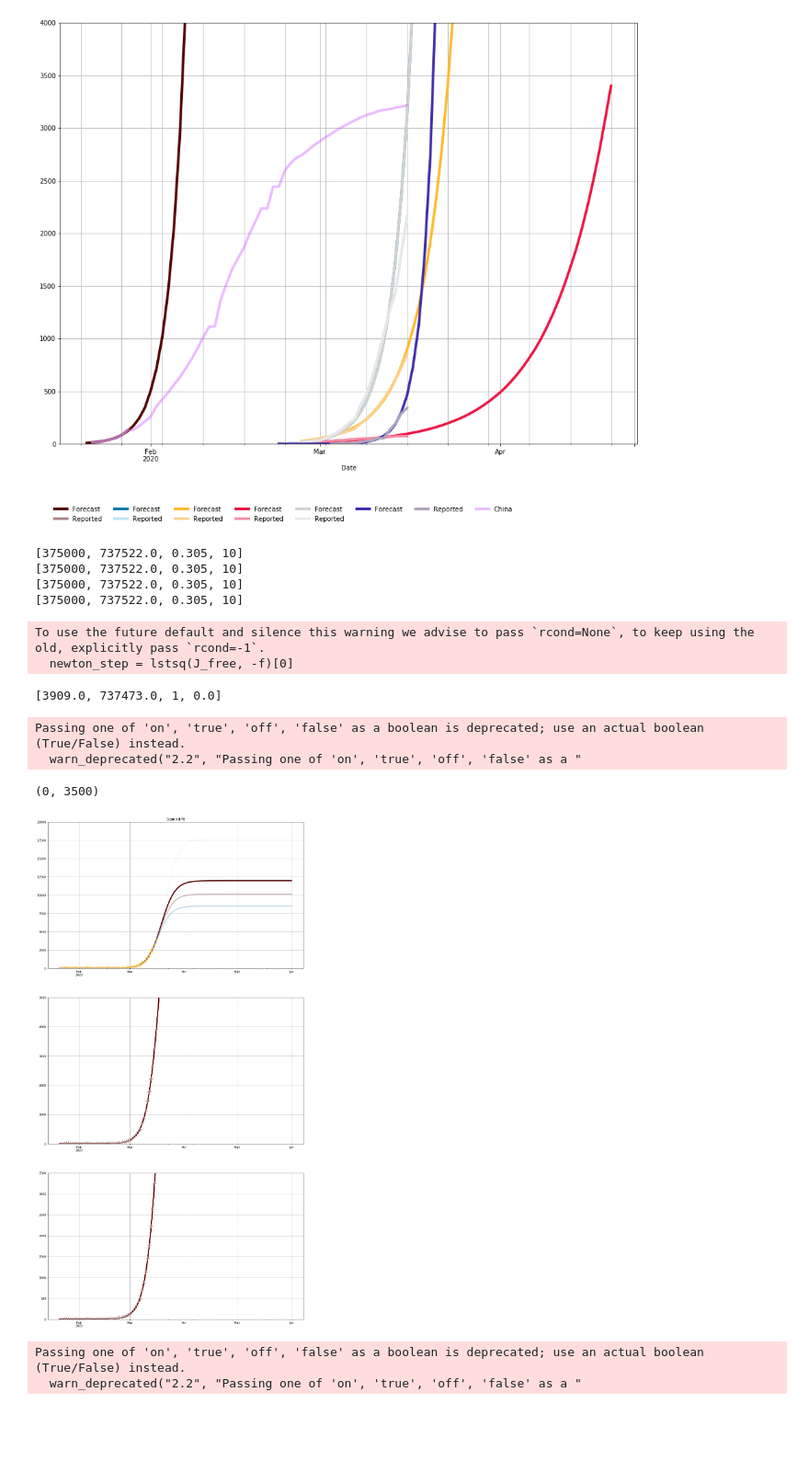
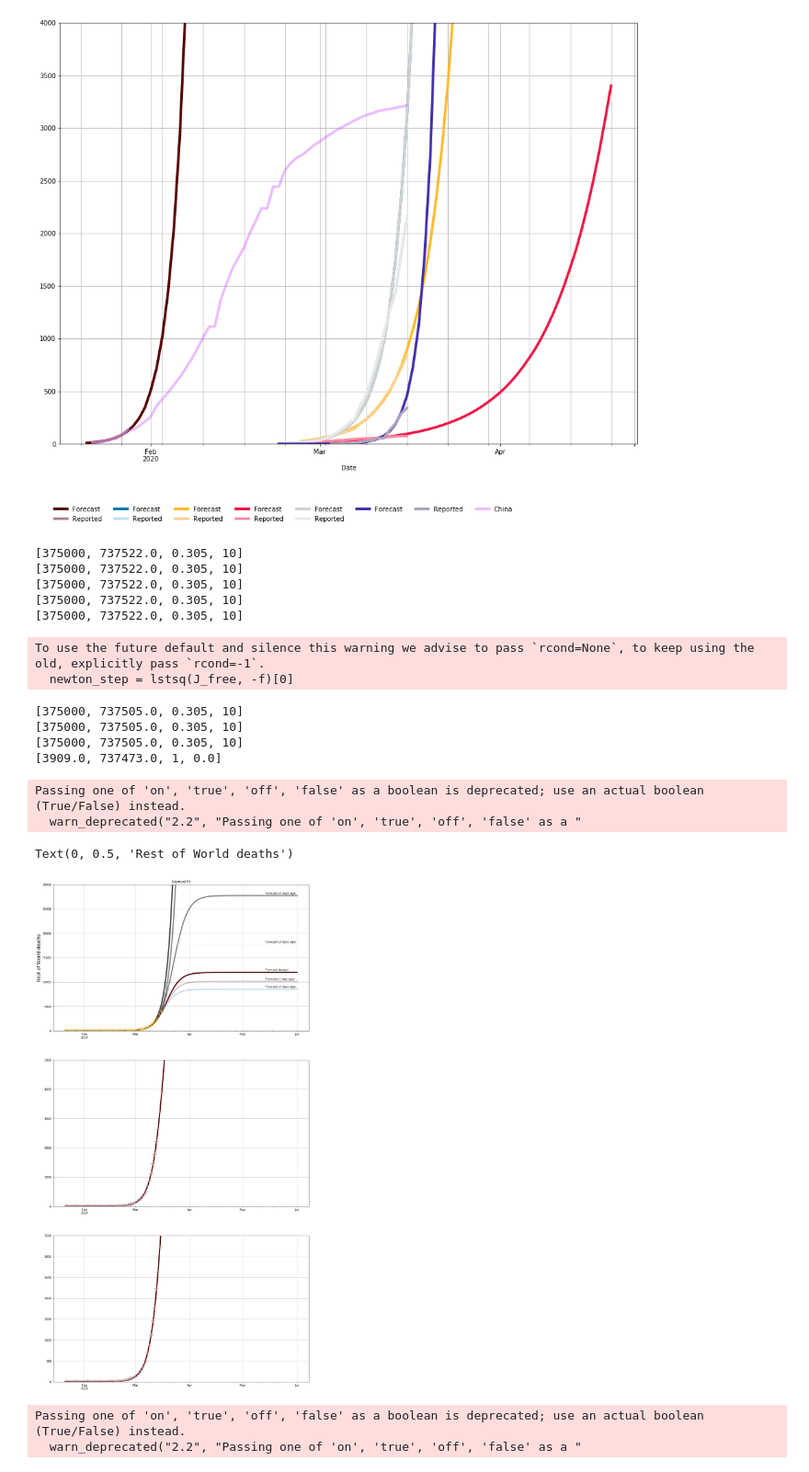
Before and after one commit to djhume/COVID-19, a Jupyter notebook: COVID-19.ipynb, the cells around one changed output. Shown: that part at 92% size. Saved outputs shown, nothing was run; the diff lists cells and outputs as text; code cells hidden in the pictures; blank space fills up the shorter version.

```diff
--- a/COVID-19.ipynb
+++ b/COVID-19.ipynb
@@ -303,75 +303,79 @@ Passing one of 'on', 'true', 'off', 'false' as a boolean is deprecated; use an a
 # %%
 fig = plt.figure(1, figsize=[16,32])
 ax = fig.add_subplot(311)
-#fit_sigmoid(RoW_D, start_date=datetime(2020,2,1)).Forecast.plot(ax=ax, lw=4)
 fs = fit_sigmoid(RoW_D, p0=[375000, date2num(datetime(2020,4,7)), 0.305, 10], end_date=datetime(2020,6,1)).Forecast
 fsn1 = fit_sigmoid(RoW_D.iloc[:-1], p0=[375000, date2num(datetime(2020,4,7)), 0.305, 10], end_date=datetime(2020,6,1)).Forecast
 fsn2 = fit_sigmoid(RoW_D.iloc[:-2], p0=[375000, date2num(datetime(2020,4,7)), 0.305, 10], end_date=datetime(2020,6,1)).Forecast
 fsn3 = fit_sigmoid(RoW_D.iloc[:-3], p0=[375000, date2num(datetime(2020,4,7)), 0.305, 10], end_date=datetime(2020,6,1)).Forecast
+fsn4 = fit_sigmoid(RoW_D.iloc[:-4], p0=[375000, date2num(datetime(2020,4,7)), 0.305, 10], end_date=datetime(2020,6,1)).Forecast
+fsn5 = fit_sigmoid(RoW_D.iloc[:-5], p0=[375000, date2num(datetime(2020,3,21)), 0.305, 10], end_date=datetime(2020,6,1)).Forecast
+fsn6 = fit_sigmoid(RoW_D.iloc[:-6], p0=[375000, date2num(datetime(2020,3,21)), 0.305, 10], end_date=datetime(2020,6,1)).Forecast
+fsn7 = fit_sigmoid(RoW_D.iloc[:-7], p0=[375000, date2num(datetime(2020,3,21)), 0.305, 10], end_date=datetime(2020,6,1)).Forecast
 
 fs.index = pd.to_datetime(fs.index)
 fsn1.index = pd.to_datetime(fsn1.index)
 fsn2.index = pd.to_datetime(fsn2.index)
 fsn3.index = pd.to_datetime(fsn3.index)
+fsn4.index = pd.to_datetime(fsn4.index)
+fsn5.index = pd.to_datetime(fsn5.index)
+fsn6.index = pd.to_datetime(fsn6.index)
+fsn7.index = pd.to_datetime(fsn7.index)
 
 fs.plot(ax=ax, lw=4)
 fsn1.plot(ax=ax, lw=4, alpha=0.5)
 fsn2.plot(ax=ax, lw=4, alpha=0.25)
 fsn3.plot(ax=ax, lw=4, alpha=0.125)
+fsn4.plot(ax=ax, lw=4, alpha=0.5, color='k')
+fsn5.plot(ax=ax, lw=4, alpha=0.5, color='k')
+fsn6.plot(ax=ax, lw=4, alpha=0.5, color='k')
+fsn7.plot(ax=ax, lw=4, alpha=0.5, color='k')
 ax.set_title('Sigmoid fit')
 fs_r = fit_sigmoid(RoW_D).Reported
 fs_r.index = pd.to_datetime(fs_r.index)
 fs_r.plot(ax=ax, marker="+", lw=0, ms=14, mew=2)
 grid('on')
-ylim([0, 20000])
-# ax.vlines(datetime(2020,3,10), ymin=0, ymax=2000, color='r')
-# ax.vlines(datetime(2020,4,28), ymin=0, ymax=2000, color='r')
-# ax.hlines(fs.max()/2, xmin=datetime(2020,1,21), xmax=datetime(2020,7,1), color='r')
-# ax.vlines(datetime(2020,4,28), ymin=0, ymax=2000, color=ea.ea_s['pk1'], lw=4)
-# ax.vlines(datetime(2020,2,3), ymin=0, ymax=2000, color='r')
+ylim([0, 30000])
 ax2 = fig.add_subplot(312)
 (fs*1).plot(ax=ax2, lw=4)
 
 (fs_r*1).plot(ax=ax2, marker="+", lw=0, ms=14, mew=2)
 grid('on')
 ylim([0, 5000])
-# ax2.vlines(datetime(2020,2,29), ymin=0, ymax=2000, color='r')
-# ax2.vlines(datetime(2020,3,10), ymin=0, ymax=2000, color='r')
-# ax2.vlines(datetime(2020,3,19, 12), ymin=0, ymax=2000, color='r')
-# ax2.vlines(datetime(2020,3,29), ymin=0, ymax=2000, color='r')
-# ax2.vlines(datetime(2020,4,8), ymin=0, ymax=2000, color='r')
-# ax2.vlines(datetime(2020,4,18), ymin=0, ymax=2000, color='r')
-# ax2.vlines(datetime(2020,5,9), ymin=0, ymax=2000, color='r')
-# ax2.vlines(datetime(2020,4,28), ymin=0, ymax=2000, color=ea.ea_s['pk1'], lw=4)
-# ax2.vlines(datetime(2020,2,3), ymin=0, ymax=2000, color='r')
 
 ax3 = fig.add_subplot(313)
 (fs).plot(ax=ax3, lw=4)
-# ax3.vlines(datetime(2020,2,29), ymin=0, ymax=2000, color='r')
-# ax3.vlines(datetime(2020,3,10), ymin=0, ymax=2000, color='r')
-# ax3.vlines(datetime(2020,3,19, 12), ymin=0, ymax=2000, color='r')
-# ax3.vlines(datetime(2020,3,29), ymin=0, ymax=2000, color='r')
-# ax3.vlines(datetime(2020,4,8), ymin=0, ymax=2000, color='r')
-# ax3.vlines(datetime(2020,4,18), ymin=0, ymax=2000, color='r')
-# ax3.vlines(datetime(2020,5,9), ymin=0, ymax=2000, color='r')
-# ax3.vlines(datetime(2020,4,28), ymin=0, ymax=2000, color=ea.ea_s['pk1'], lw=4)
 fs_r.plot(ax=ax3, marker="+", lw=0, ms=14, mew=2)
 grid('on')
 ylim([0, 3500])
-# ax3.vlines(datetime(2020,3,10), ymin=0, ymax=2000, color='r')
-# ax3.vlines(datetime(2020,2,3), ymin=0, ymax=2000, color='r')
+
+x_date = datetime(2020,5,14)
+y_shift=300
+ax.text(x_date, fs.tail(1).values+y_shift, 'Forecast (today)')
+ax.text(x_date, fsn1.tail(1).values+y_shift, 'Forecast (1 day ago)')
+ax.text(x_date, fsn2.tail(1).values+y_shift, 'Forecast (2 days ago)')
+ax.text(x_date, fsn3.tail(1).values+y_shift, 'Forecast (3 days ago)')
+ax.text(x_date, fsn4.tail(1).values+y_shift, 'Forecast (4 days ago)')
+#ax.text(x_date, fsn5.tail(1).values+y_shift, 'Forecast (5 day ago)')
+#ax.text(x_date, fsn6.tail(1).values+y_shift, 'Forecast (6 day ago)')
+#ax.text(x_date, fsn7.tail(1).values+y_shift, 'Forecast (7 day ago)')
+
+ax.set_ylabel('Rest of World deaths', fontsize=16)
 # %% [output]
 [375000, 737522.0, 0.305, 10]
 [375000, 737522.0, 0.305, 10]
 [375000, 737522.0, 0.305, 10]
 [375000, 737522.0, 0.305, 10]
+[375000, 737522.0, 0.305, 10]
 To use the future default and silence this warning we advise to pass `rcond=None`, to keep using the old, explicitly pass `rcond=-1`.
   newton_step = lstsq(J_free, -f)[0]
+[375000, 737505.0, 0.305, 10]
+[375000, 737505.0, 0.305, 10]
+[375000, 737505.0, 0.305, 10]
 [3909.0, 737473.0, 1, 0.0]
 Passing one of 'on', 'true', 'off', 'false' as a boolean is deprecated; use an actual boolean (True/False) instead.
   warn_deprecated("2.2", "Passing one of 'on', 'true', 'off', 'false' as a "
-(0, 3500)
+Text(0, 0.5, 'Rest of World deaths')
-[figure, old version]
+[figure, new version]
 # %%
 fig = plt.figure(1, figsize=[16,18])
 ax = fig.add_subplot(111)
```
